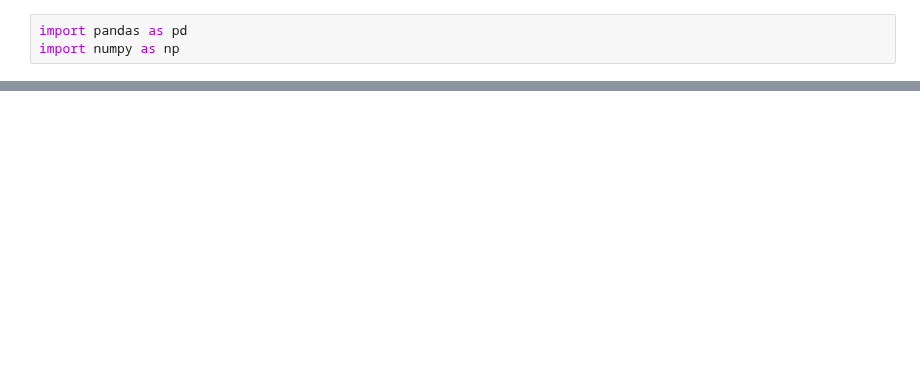
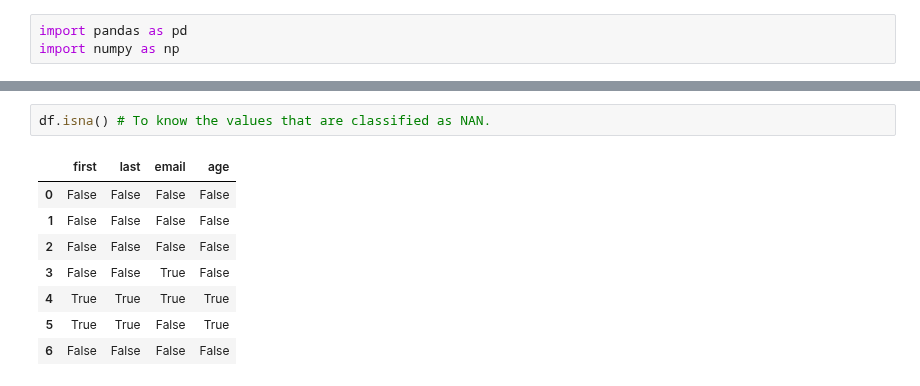
Before and after one commit to Ronnie5562/ML002, a Jupyter notebook: Section2/Pandas/Data_cleaning.ipynb, the cells around one changed output, grey strips where cells are left out. Drawn from its saved outputs; the diff is of its cells as text; blank space fills up the shorter version.

```diff
--- a/Section2/Pandas/Data_cleaning.ipynb
+++ b/Section2/Pandas/Data_cleaning.ipynb
@@ -37,0 +57,11 @@ df.dropna(axis='index', how='any', subset=[])
+# %%
+df.isna() # To know the values that are classified as NAN.
+# %% [output]
+|  | first | last | email | age |
+| 0 | False | False | False | False |
+| 1 | False | False | False | False |
+| 2 | False | False | False | False |
+| 3 | False | False | True | False |
+| 4 | True | True | True | True |
+| 5 | True | True | False | True |
+| 6 | False | False | False | False |
```
Also changed, not shown: parts of 16 cells of this notebook, 4 other files.
